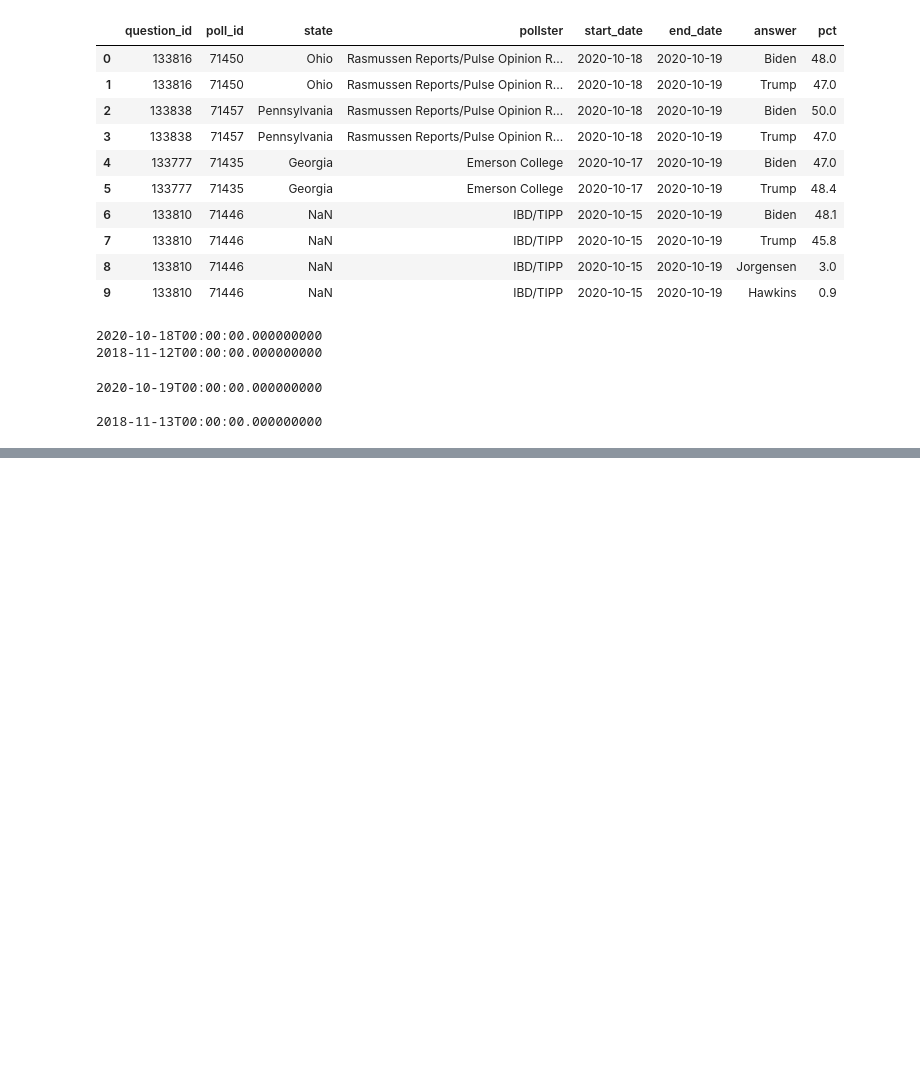
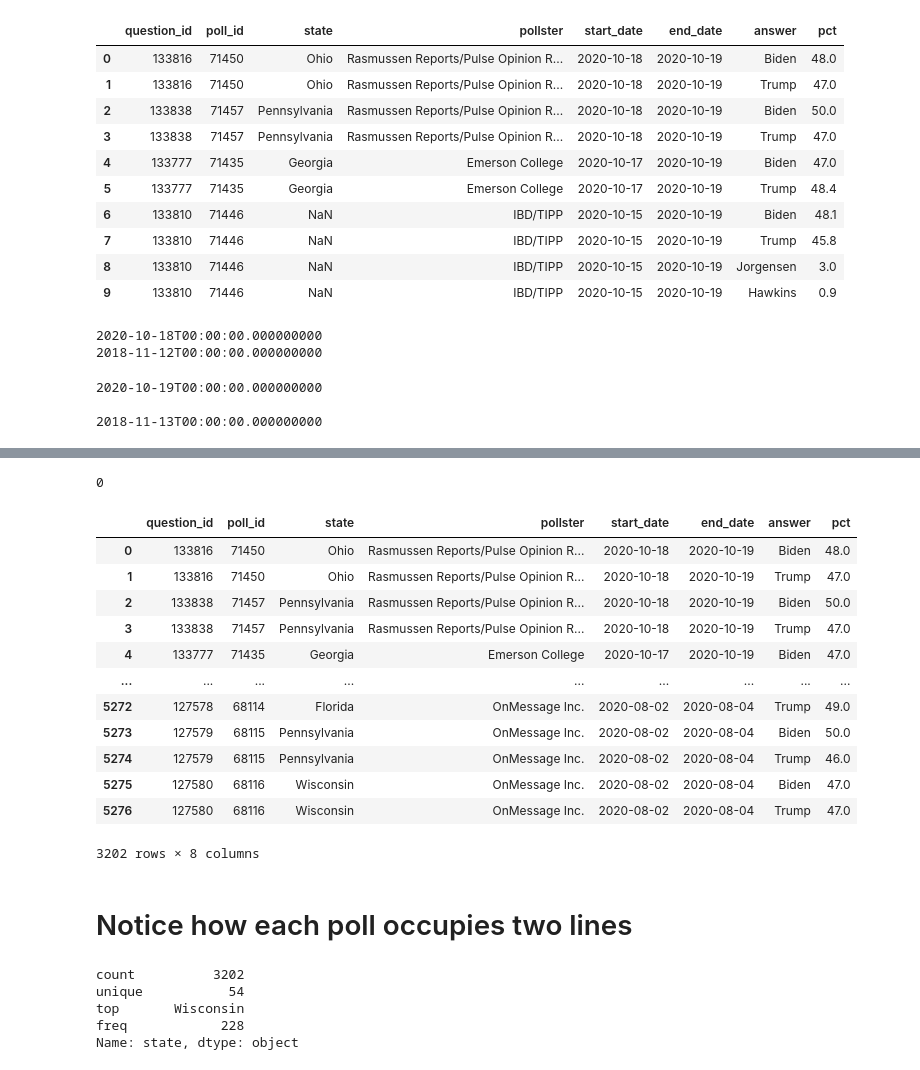
Before and after one commit to espSiyam/Data-Science--Analytics---AI-for-Business---the-Real-World-, a Jupyter notebook: Case Studies/US Presidential Election.ipynb, the cells around one changed output, grey strips where cells are left out. Cells and saved outputs as stored; diff of their text form; code cells hidden in the pictures; blank space fills up the shorter version.

```diff
--- a/Case Studies/US Presidential Election.ipynb
+++ b/Case Studies/US Presidential Election.ipynb
@@ -178,0 +224,31 @@ mask = (df['start_date']>=start_date && df['end_date']<= end_date)
+# %%
+df = df[df['state'].notna()]
+df['state'].isnull().sum()
+# %% [output]
+0
+# %%
+df
+# %% [output]
+|  | question_id | poll_id | state | pollster | start_date | end_date | answer | pct |
+| 0 | 133816 | 71450 | Ohio | Rasmussen Reports/Pulse Opinion R... | 2020-10-18 | 2020-10-19 | Biden | 48.0 |
+| 1 | 133816 | 71450 | Ohio | Rasmussen Reports/Pulse Opinion R... | 2020-10-18 | 2020-10-19 | Trump | 47.0 |
+| 2 | 133838 | 71457 | Pennsylvania | Rasmussen Reports/Pulse Opinion R... | 2020-10-18 | 2020-10-19 | Biden | 50.0 |
+| 3 | 133838 | 71457 | Pennsylvania | Rasmussen Reports/Pulse Opinion R... | 2020-10-18 | 2020-10-19 | Trump | 47.0 |
+| 4 | 133777 | 71435 | Georgia | Emerson College | 2020-10-17 | 2020-10-19 | Biden | 47.0 |
+| ... | ... | ... | ... | ... | ... | ... | ... | ... |
+| 5272 | 127578 | 68114 | Florida | OnMessage Inc. | 2020-08-02 | 2020-08-04 | Trump | 49.0 |
+| 5273 | 127579 | 68115 | Pennsylvania | OnMessage Inc. | 2020-08-02 | 2020-08-04 | Biden | 50.0 |
+| 5274 | 127579 | 68115 | Pennsylvania | OnMessage Inc. | 2020-08-02 | 2020-08-04 | Trump | 46.0 |
+| 5275 | 127580 | 68116 | Wisconsin | OnMessage Inc. | 2020-08-02 | 2020-08-04 | Biden | 47.0 |
+| 5276 | 127580 | 68116 | Wisconsin | OnMessage Inc. | 2020-08-02 | 2020-08-04 | Trump | 47.0 |
+3202 rows × 8 columns
+# %% [markdown]
+# Notice how each poll occupies two lines
+# %%
+df['state'].describe()
+# %% [output]
+count          3202
+unique           54
+top       Wisconsin
+freq            228
+Name: state, dtype: object
```
Also changed, not shown: parts of 6 cells of this notebook.
